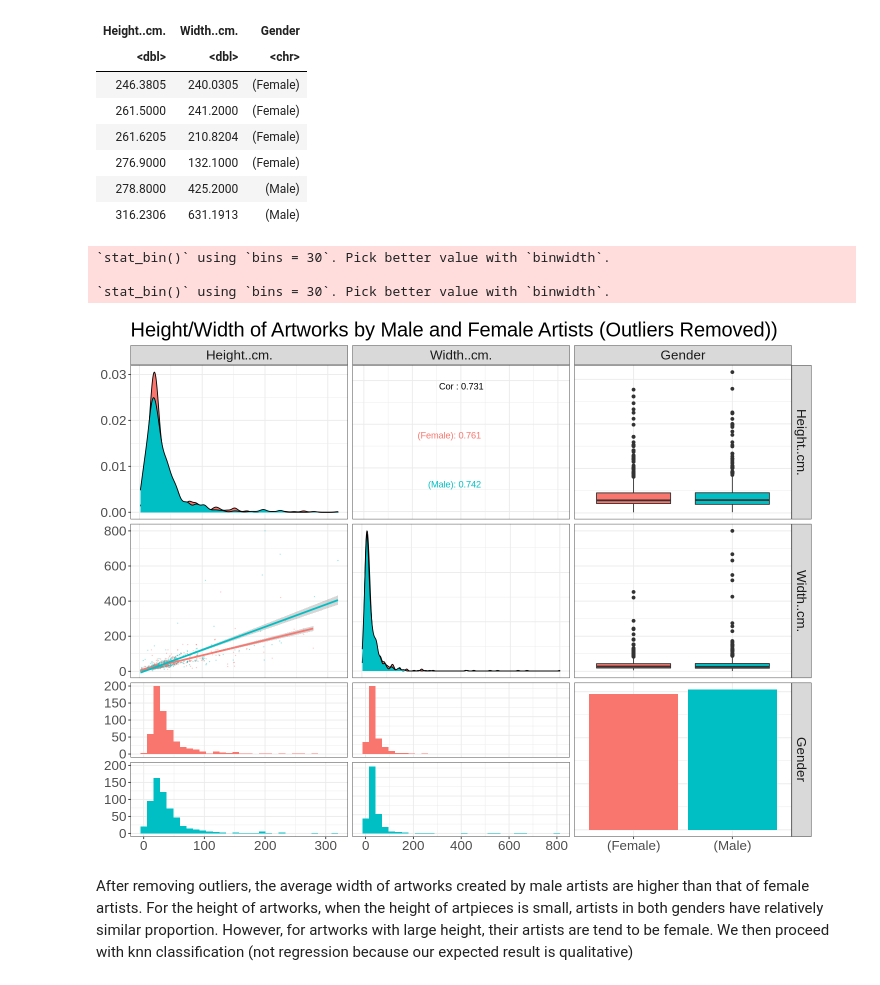
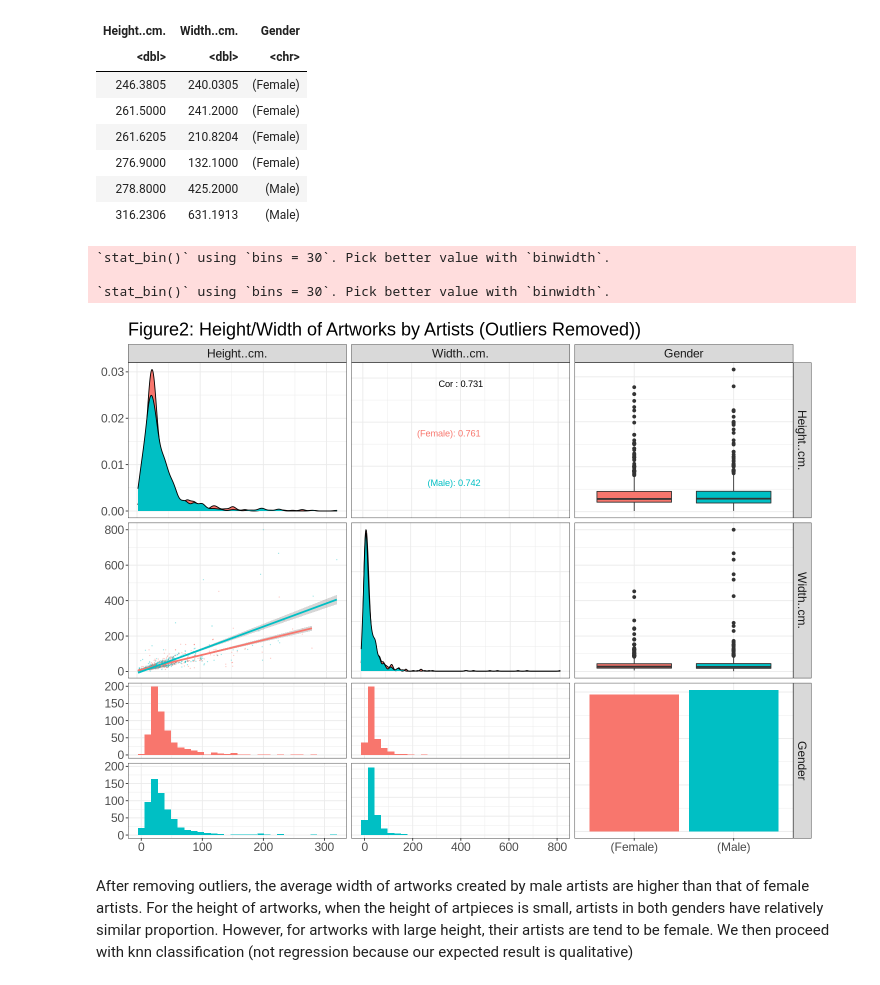
Before and after one commit to annekedresselhuis/DSCI-Group-Project, a Jupyter notebook: group_28_preliminary_analysis_dec6.ipynb, the cells around one changed output. Saved outputs shown, nothing was run; the diff lists cells and outputs as text; code cells hidden in the pictures.

```diff
--- a/group_28_preliminary_analysis_dec6.ipynb
+++ b/group_28_preliminary_analysis_dec6.ipynb
@@ -235,19 +235,19 @@ A tibble: 6 × 3
 # %%
 #make plot with revised width data
 options(repr.plot.height = 9, repr.plot.width = 12)
 gender_plot_revised <- artworks_height_revised %>%
-                   ggpairs(title = "Height/Width of Artworks by Male and Female Artists (Outliers Removed))",
+                   ggpairs(title = "Figure2: Height/Width of Artworks by Artists (Outliers Removed))",
                    mapping = ggplot2::aes(colour=Gender),
                    lower = list(continuous = wrap("smooth", alpha = 0.3, size=0.1)))  +
                    labs("Height(cm)", "Width(cm)", "Gender(Female and Male)") +
                    theme_bw() +
-                   theme(text = element_text(size = 20))
+                   theme(text = element_text(size = 18))
 gender_plot_revised
 # %% [output]
 `stat_bin()` using `bins = 30`. Pick better value with `binwidth`.
 
 `stat_bin()` using `bins = 30`. Pick better value with `binwidth`.
-[figure, old version]
+[figure, new version]
 # %% [markdown]
 After removing outliers, the average width of artworks created by male artists are higher than that of female artists.
 For the height of artworks, when the height of artpieces is small, artists in both genders have relatively similar proportion. However, for artworks with large height, their artists are tend to be female. We then proceed with knn classification (not regression because our expected result is qualitative)
```
Also changed, not shown: parts of 8 cells of this notebook.
